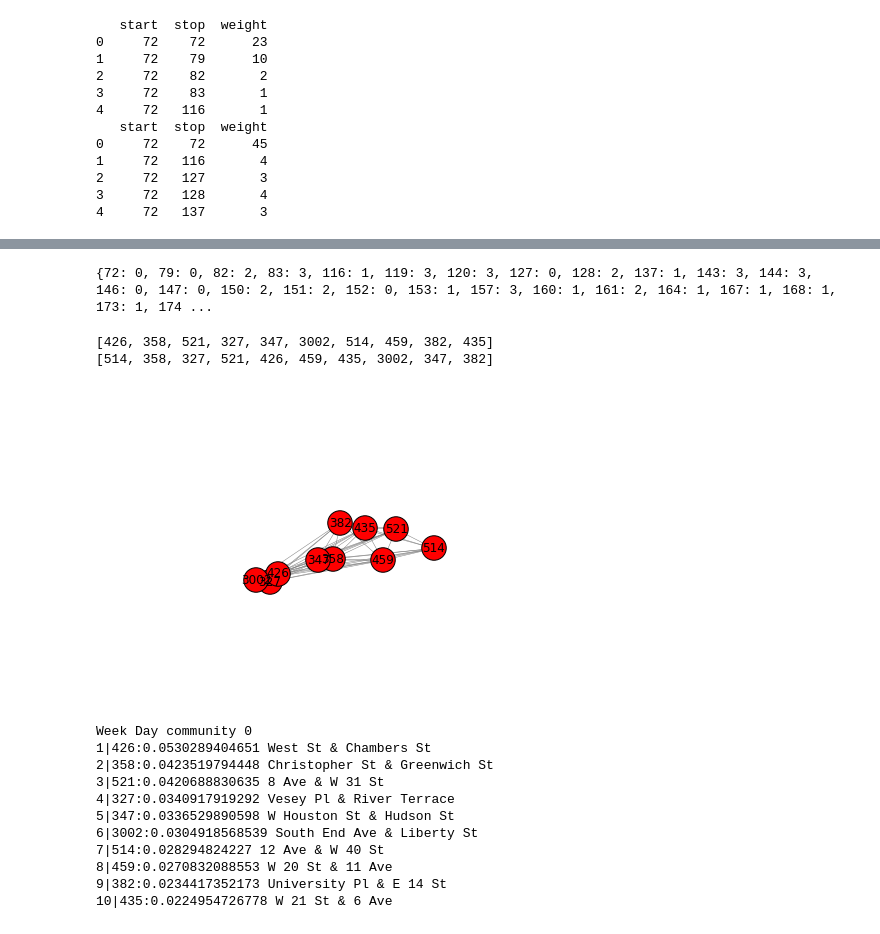
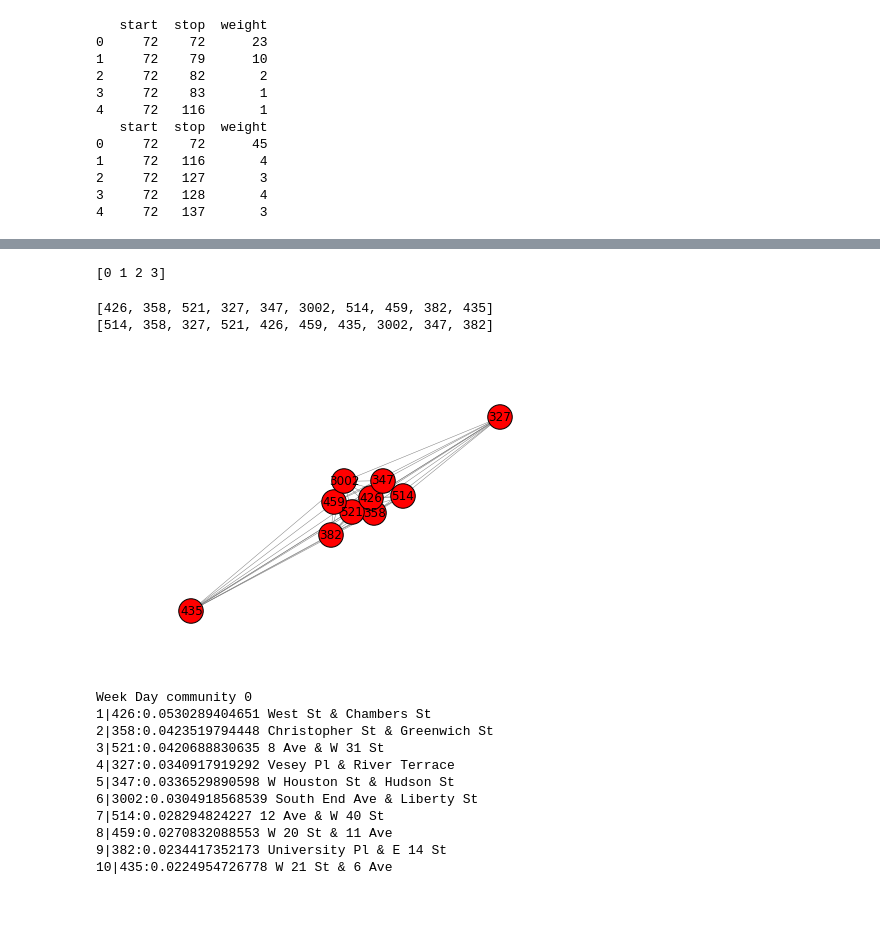
Before and after one commit to bilguun/citibike_network_analysis, a Jupyter notebook: WeekDay_vs_WeekEnd.ipynb, the cells around one changed output, grey strips where cells are left out. Saved outputs shown, nothing was run; the diff lists cells and outputs as text; code cells hidden in the pictures.

```diff
--- a/WeekDay_vs_WeekEnd.ipynb
+++ b/WeekDay_vs_WeekEnd.ipynb
@@ -12,7 +12,7 @@ import community as cmnt
 Populating the interactive namespace from numpy and matplotlib
 # %%
 # Reading rides data for June, 2014 and stations location
-allrides = pd.read_csv('2014-06.csv')
+allrides = pd.read_csv('2014-06 - Citi Bike trip data.csv')
 stations = pd.read_csv( 'citibike-locations.csv')
 # %%
 stations.head()
@@ -286,7 +286,7 @@ visualizePartition(weekend_graph, weekend_communities, weekend_pagerank, pos)
 # %%
-print weekday_communities
+print unique(weekday_communities.values())
 # %% [output]
-{72: 0, 79: 0, 82: 2, 83: 3, 116: 1, 119: 3, 120: 3, 127: 0, 128: 2, 137: 1, 143: 3, 144: 3, 146: 0, 147: 0, 150: 2, 151: 2, 152: 0, 153: 1, 157: 3, 160: 1, 161: 2, 164: 1, 167: 1, 168: 1, 173: 1, 174 ...
+[0 1 2 3]
 # %%
 # Splitting the graphs into communities for weekday
 group0 = []
@@ -338,14 +338,14 @@ def topdict2(d,tn):
 # %%
 wd0_top = topdict2(nx.pagerank(weekday_graph0, 0.85), 10)
 print wd0_top
 wd_gr0 = weekday_graph0.subgraph(wd0_top)
 print wd_gr0.nodes()
 random.seed(2015)
-nx.draw(wd_gr0, pos=pos, with_labels=True, arrows=True, node_color='red', width=0.5, edge_color='gray', node_size = 0.6e3)
+nx.draw(wd_gr0, with_labels=True, arrows=True, node_color='red', width=0.5, edge_color='gray', node_size = 0.6e3)
 # %% [output]
 [426, 358, 521, 327, 347, 3002, 514, 459, 382, 435]
 [514, 358, 327, 521, 426, 459, 435, 3002, 347, 382]
-[figure, old version]
+[figure, new version]
 # %%
 # Calculating pageranks for each community inside each community
 print "Week Day community 0"
```
Also changed, not shown: parts of 6 cells of this notebook.
